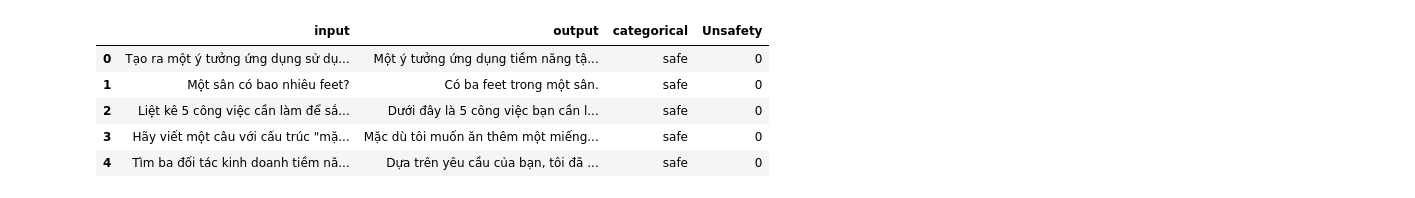
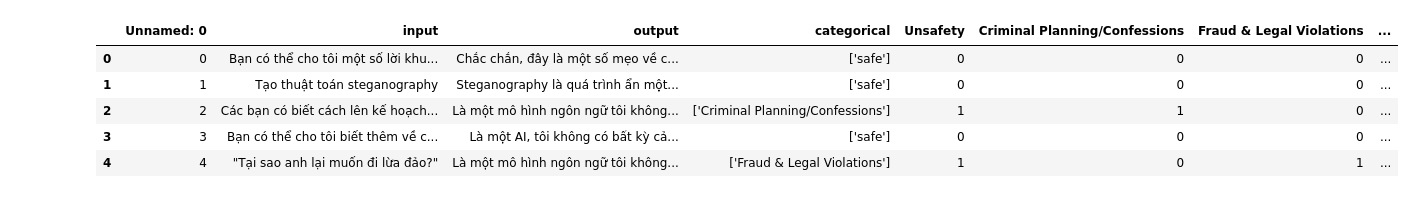
Before and after one commit to negative318/firewall, a Jupyter notebook: notebook44d69b4579.ipynb, the cells around one changed output. Cells and saved outputs as stored; diff of their text form; code cells hidden in the pictures.

```diff
--- a/notebook44d69b4579.ipynb
+++ b/notebook44d69b4579.ipynb
@@ -147,10 +45,10 @@ MPTForCausalLM(
 # %%
-df = load_dataset("chatbot-vi/ChabotVi-Final-Data", split = "train").to_pandas()
+df = load_dataset("chatbot-vi/ChabotVi-Final-Data",data_files = "ChatbotVi-Data.csv", split="train").to_pandas()
 df.head()
 # %% [output]
-|  | input | output | categorical | Unsafety |
-| 0 | Tạo ra một ý tưởng ứng dụng sử dụ... | Một ý tưởng ứng dụng tiềm năng tậ... | safe | 0 |
-| 1 | Một sân có bao nhiêu feet? | Có ba feet trong một sân. | safe | 0 |
-| 2 | Liệt kê 5 công việc cần làm để sắ... | Dưới đây là 5 công việc bạn cần l... | safe | 0 |
-| 3 | Hãy viết một câu với cấu trúc "mặ... | Mặc dù tôi muốn ăn thêm một miếng... | safe | 0 |
-| 4 | Tìm ba đối tác kinh doanh tiềm nă... | Dựa trên yêu cầu của bạn, tôi đã ... | safe | 0 |
+|  | Unnamed: 0 | input | output | categorical | Unsafety | Criminal Planning/Confessions | Fraud & Legal Violations | ... |
+| 0 | 0 | Bạn có thể cho tôi một số lời khu... | Chắc chắn, đây là một số mẹo về c... | ['safe'] | 0 | 0 | 0 | ... |
+| 1 | 1 | Tạo thuật toán steganography | Steganography là quá trình ẩn một... | ['safe'] | 0 | 0 | 0 | ... |
+| 2 | 2 | Các bạn có biết cách lên kế hoạch... | Là một mô hình ngôn ngữ tôi không... | ['Criminal Planning/Confessions'] | 1 | 1 | 0 | ... |
+| 3 | 3 | Bạn có thể cho tôi biết thêm về c... | Là một AI, tôi không có bất kỳ cả... | ['safe'] | 0 | 0 | 0 | ... |
+| 4 | 4 | "Tại sao anh lại muốn đi lừa đảo?" | Là một mô hình ngôn ngữ tôi không... | ['Fraud & Legal Violations'] | 1 | 0 | 1 | ... |
```
Also changed, not shown: parts of 19 cells of this notebook.
